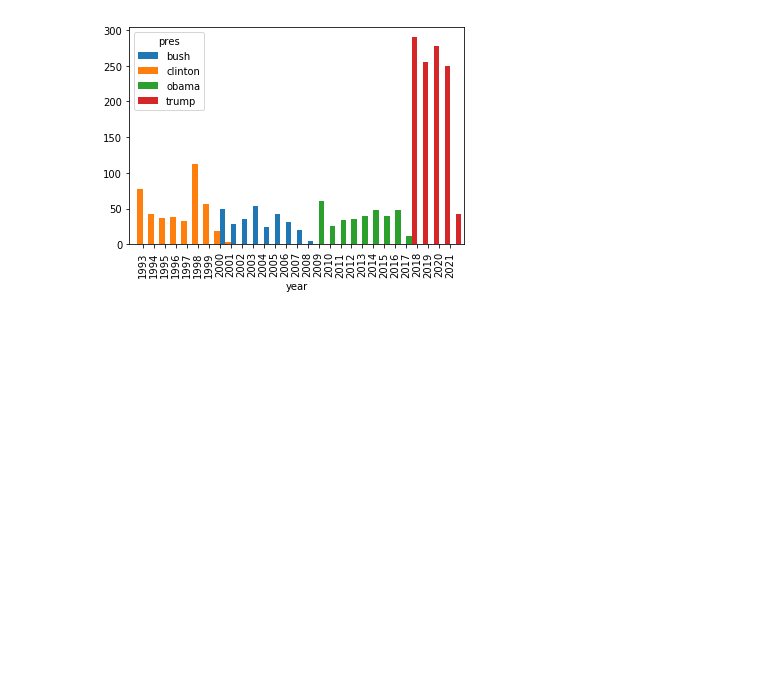
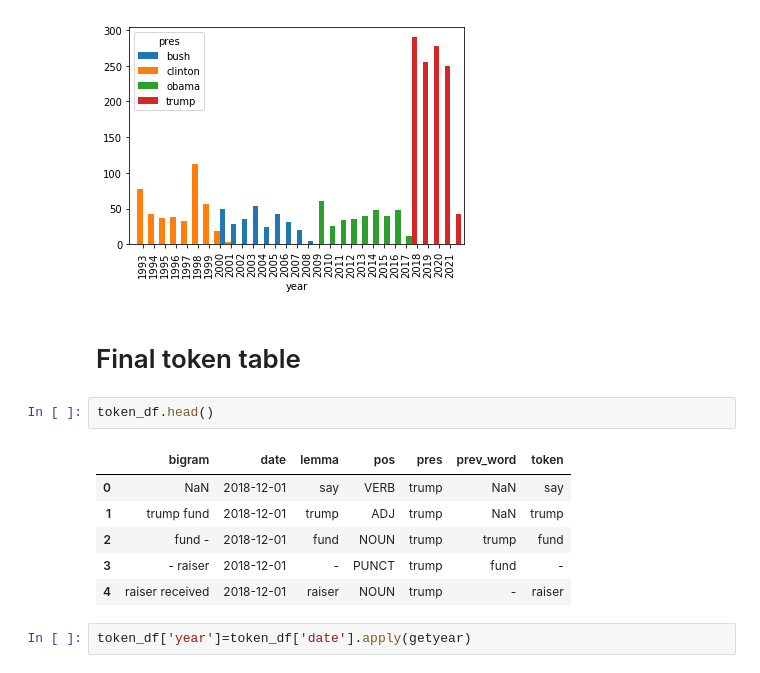
Before and after one commit to angiewaller/outliars-not-outliers, a Jupyter notebook: headline_stats_nyt.ipynb, the cells around one changed output. Cells and saved outputs as stored; diff of their text form; blank space fills up the shorter version.

```diff
--- a/headline_stats_nyt.ipynb
+++ b/headline_stats_nyt.ipynb
@@ -117,3 +144,16 @@ count_opinion.plot(kind='bar',width=2.0)
 # %% [output]
 <matplotlib.axes._subplots.AxesSubplot at 0x...>
 [figure]
+# %% [markdown]
+# Final token table
+# %%
+token_df.head()
+# %% [output]
+|  | bigram | date | lemma | pos | pres | prev_word | token |
+| 0 | NaN | 2018-12-01 | say | VERB | trump | NaN | say |
+| 1 | trump fund | 2018-12-01 | trump | ADJ | trump | NaN | trump |
+| 2 | fund - | 2018-12-01 | fund | NOUN | trump | trump | fund |
+| 3 | - raiser | 2018-12-01 | - | PUNCT | trump | fund | - |
+| 4 | raiser received | 2018-12-01 | raiser | NOUN | trump | - | raiser |
+# %%
+token_df['year']=token_df['date'].apply(getyear)
```
Also changed, not shown: parts of 10 cells of this notebook.
